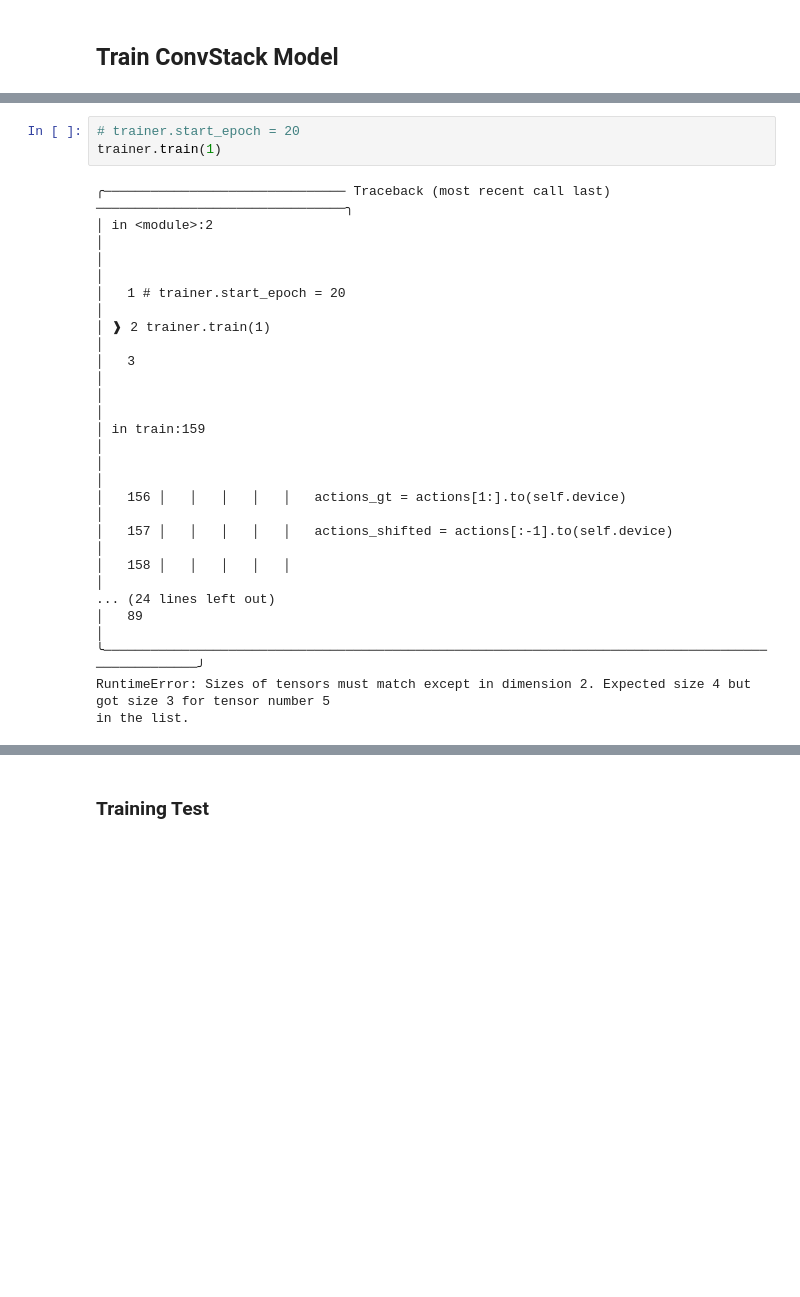
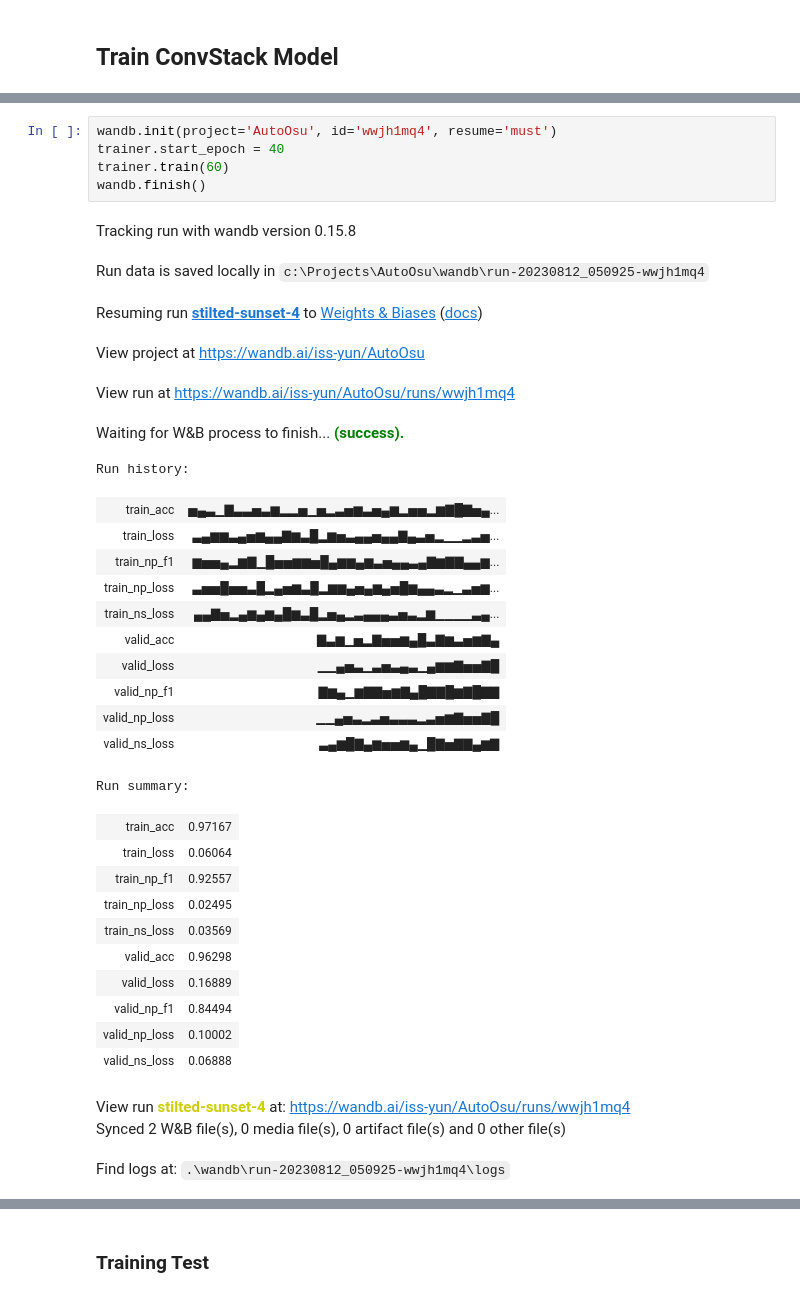
Before and after one commit to issyun/AutoOsu, a Jupyter notebook: model.ipynb, the cells around one changed output, grey strips where cells are left out. Cells and saved outputs as stored; diff of their text form; blank space fills up the shorter version.

```diff
--- a/model.ipynb
+++ b/model.ipynb
@@ -509,21 +546,37 @@ trainer = Trainer(model, optimizer, train_loader, valid_loader,
-# %%
-# trainer.start_epoch = 20
-trainer.train(1)
-# %% [output]
-╭─────────────────────────────── Traceback (most recent call last) ────────────────────────────────╮
-│ in <module>:2                                                                                    │
-│                                                                                                  │
-│   1 # trainer.start_epoch = 20                                                                   │
-│ ❱ 2 trainer.train(1)                                                                             │
-│   3                                                                                              │
-│                                                                                                  │
-│ in train:159                                                                                     │
-│                                                                                                  │
-│   156 │   │   │   │   │   actions_gt = actions[1:].to(self.device)                               │
-│   157 │   │   │   │   │   actions_shifted = actions[:-1].to(self.device)                         │
-│   158 │   │   │   │   │                                                                          │
-... (24 lines left out)
-│   89                                                                                             │
-╰──────────────────────────────────────────────────────────────────────────────────────────────────╯
-RuntimeError: Sizes of tensors must match except in dimension 2. Expected size 4 but got size 3 for tensor number 5
-in the list.
+# %%
+wandb.init(project='AutoOsu', id='wwjh1mq4', resume='must')
+trainer.start_epoch = 40
+trainer.train(60)
+wandb.finish()
+# %% [output]
+Tracking run with wandb version 0.15.8
+Run data is saved locally in c:\Projects\AutoOsu\wandb\run-20230812_050925-wwjh1mq4
+Resuming run stilted-sunset-4 to Weights & Biases (docs)
+View project at https://wandb.ai/iss-yun/AutoOsu
+View run at https://wandb.ai/iss-yun/AutoOsu/runs/wwjh1mq4
+Waiting for W&B process to finish... (success).
+Run history:
+| train_acc | ▅▄▃▁▇▃▃▅▃▆▂▂▅▁▅▂▃▅▆▃▅▄▆▂▅▅▂▆▇█▇▅▄... |
+| train_loss | ▃▄▆▆▃▄▅▆▄▄▇▆▃█▂▆▅▃▄▄▅▄▄▇▄▃▅▂▁▁▂▃▅... |
+| train_np_f1 | ▆▅▅▄▂▆▇▁█▅▅▆▆▅█▄▆▆▄▆▃▅▄▄▃▄▇▆▇▇▄▄▆... |
+| train_np_loss | ▃▅▅█▅▅▃█▂▄▅▆▃█▂▆▆▄▅▄▆▄▅█▆▄▄▃▂▁▃▅▆... |
+| train_ns_loss | ▄▄▇▅▂▄▆▄▆▄█▆▃█▂▅▄▂▃▄▄▄▃▅▃▂▆▁▁▁▁▃▄... |
+| valid_acc | ▇▃▆▁▅▂▇▅▅▆▄█▃▇▆▃▅▆▇▄ |
+| valid_loss | ▁▁▄▅▃▁▃▅▃▄▃▁▄▆▆▇▅▅▇█ |
+| valid_np_f1 | ▇▆▄▁▆▇▇▅▆▇▄█▇▇█▆▇█▇▇ |
+| valid_np_loss | ▁▁▄▅▃▂▃▅▃▃▃▂▃▅▆▇▅▅▇█ |
+| valid_ns_loss | ▃▄▆█▇▄▆▅▅▆▄▁█▇▅▇▇▄▆▇ |
+Run summary:
+| train_acc | 0.97167 |
+| train_loss | 0.06064 |
+| train_np_f1 | 0.92557 |
+| train_np_loss | 0.02495 |
+| train_ns_loss | 0.03569 |
+| valid_acc | 0.96298 |
+| valid_loss | 0.16889 |
+| valid_np_f1 | 0.84494 |
+| valid_np_loss | 0.10002 |
+| valid_ns_loss | 0.06888 |
+View run stilted-sunset-4 at: https://wandb.ai/iss-yun/AutoOsu/runs/wwjh1mq4
+Synced 2 W&B file(s), 0 media file(s), 0 artifact file(s) and 0 other file(s)
+Find logs at: .\wandb\run-20230812_050925-wwjh1mq4\logs
```
Also changed, not shown: parts of 7 cells of this notebook.
